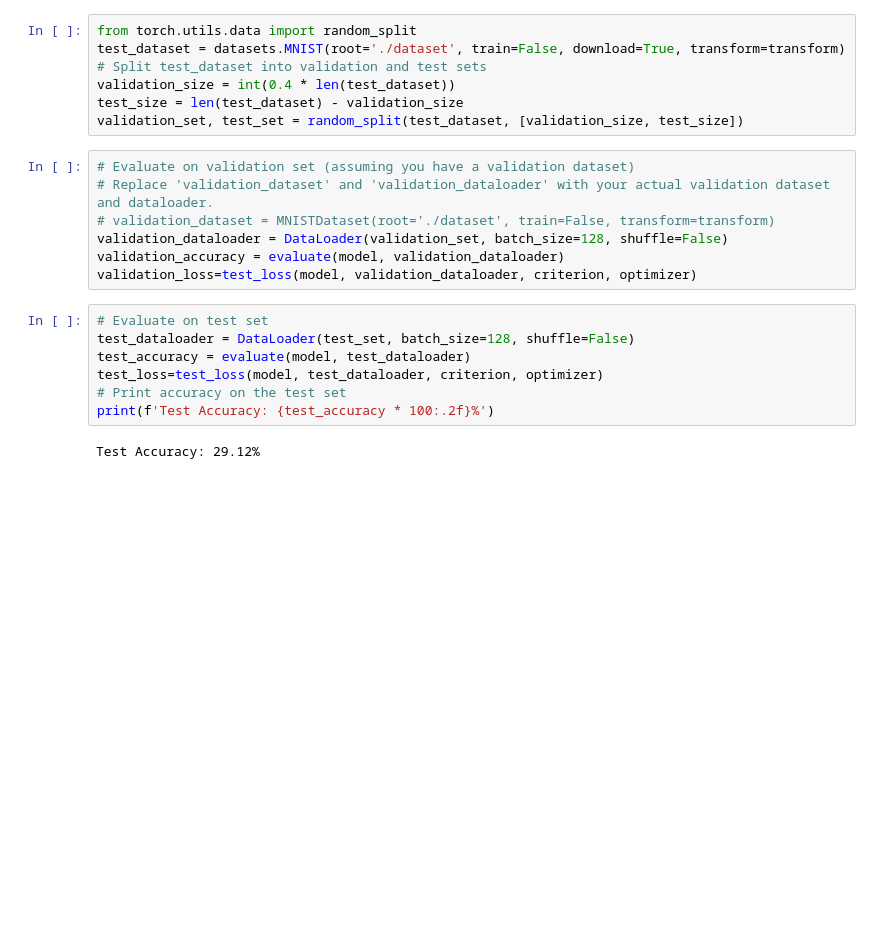
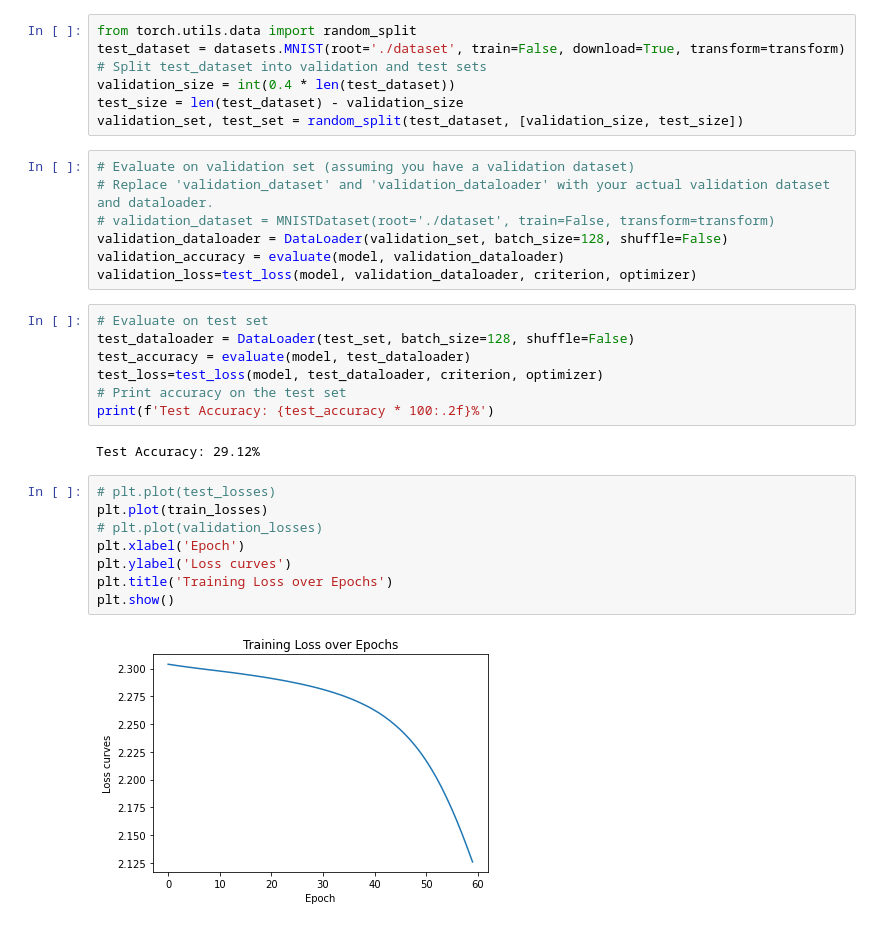
Before and after one commit to Shivansh20128/DL-Assignments, a Jupyter notebook: 2020128-A1/code.ipynb, the cells around one changed output. Saved outputs shown, nothing was run; the diff lists cells and outputs as text; blank space fills up the shorter version.

```diff
--- a/2020128-A1/code.ipynb
+++ b/2020128-A1/code.ipynb
@@ -194,3 +227,13 @@ test_loss=test_loss(model, test_dataloader, criterion, optimizer)
 print(f'Test Accuracy: {test_accuracy * 100:.2f}%')
 # %% [output]
 Test Accuracy: 29.12%
+# %%
+# plt.plot(test_losses)
+plt.plot(train_losses)
+# plt.plot(validation_losses)
+plt.xlabel('Epoch')
+plt.ylabel('Loss curves')
+plt.title('Training Loss over Epochs')
+plt.show()
+# %% [output]
+[figure, added]
```
Also changed, not shown: parts of 10 cells of this notebook.
